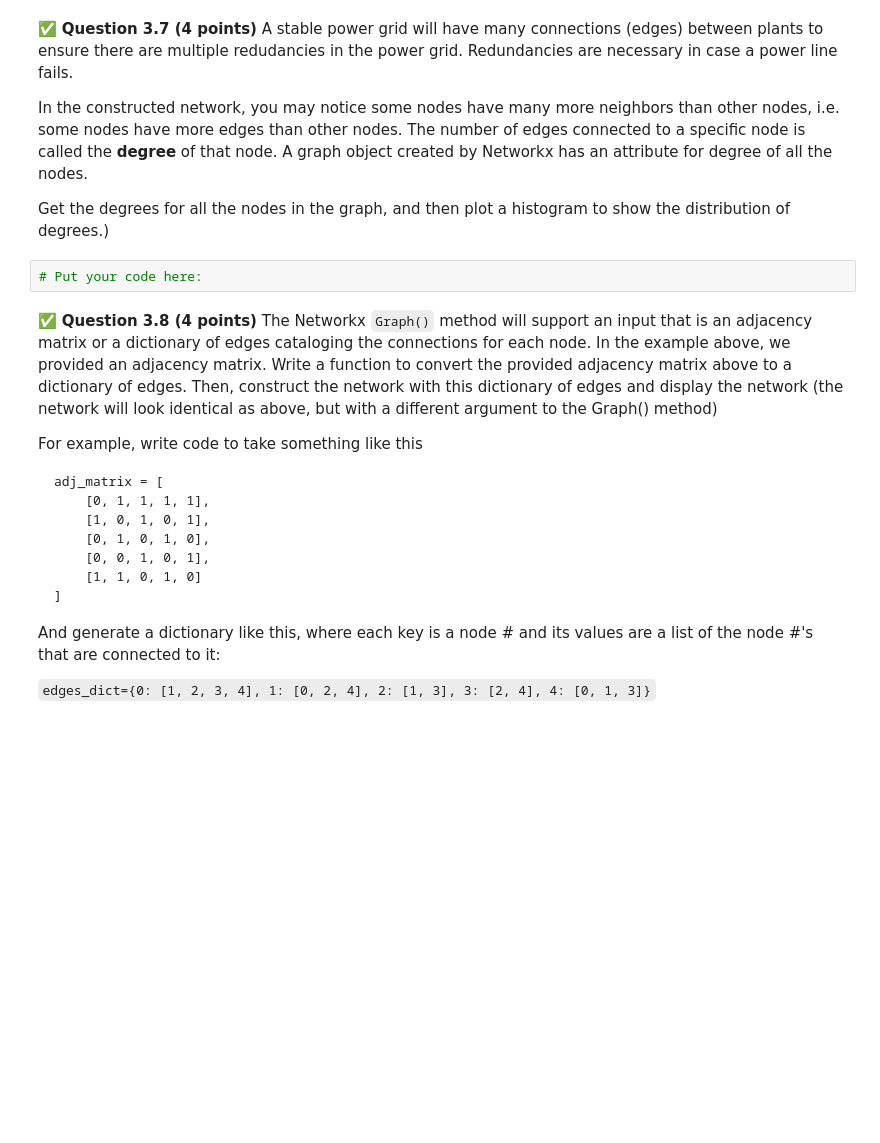
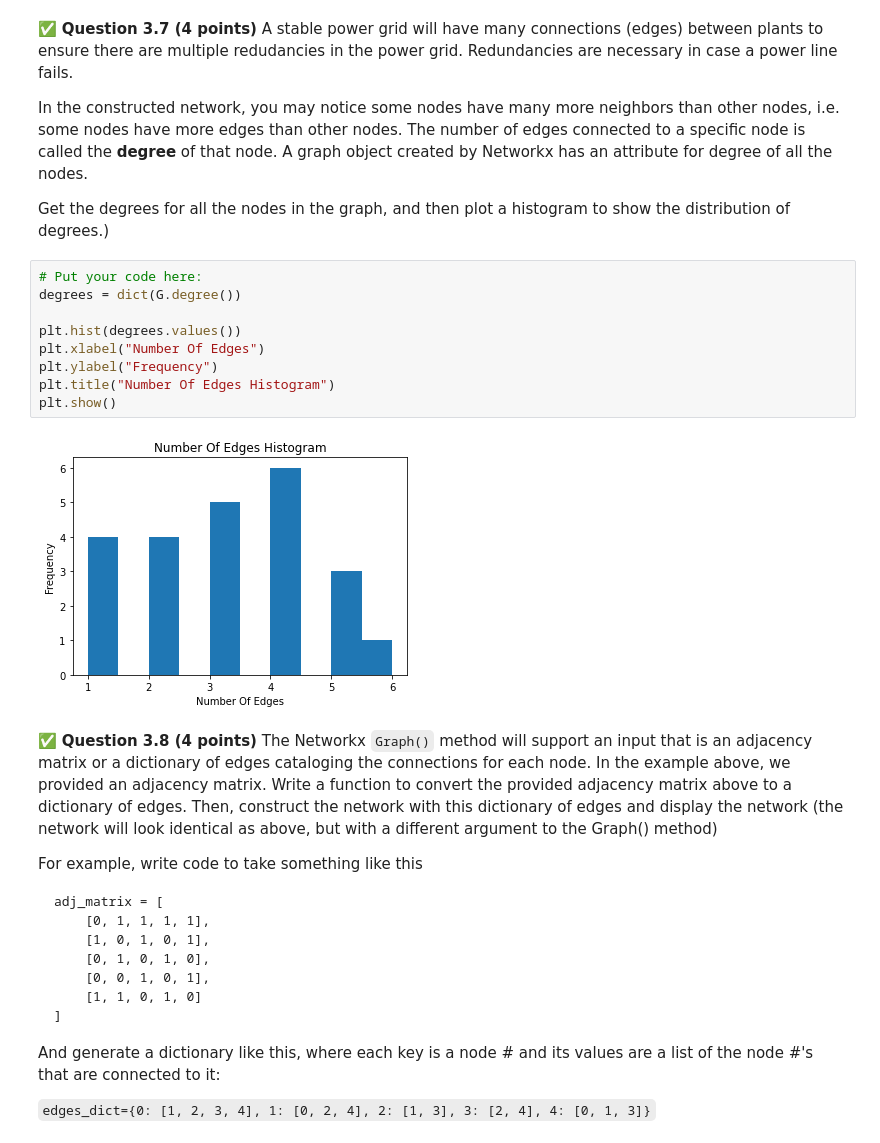
Before and after one commit to Enzo-Cereghino/CMSE202-f23-turnin, a Jupyter notebook: hw-02/HW-02_OOP_ABM_GraphTheory-STUDENT.ipynb, the cells around one changed output. Cells and saved outputs as stored; diff of their text form; blank space fills up the shorter version.

```diff
--- a/hw-02/HW-02_OOP_ABM_GraphTheory-STUDENT.ipynb
+++ b/hw-02/HW-02_OOP_ABM_GraphTheory-STUDENT.ipynb
@@ -434,8 +519,17 @@ nx.draw(G, pos=position.values, with_labels=True)
 In the constructed network, you may notice some nodes have many more neighbors than other nodes, i.e. some nodes have more edges than other nodes. The number of edges connected to a specific node is called the **degree** of that node. A graph object created by Networkx has an attribute for degree of all the nodes.
 
 Get the degrees for all the nodes in the graph, and then plot a histogram to show the distribution of degrees.)
-# %%
-# Put your code here:
+# %%
+# Put your code here:
+degrees = dict(G.degree())
+
+plt.hist(degrees.values())
+plt.xlabel("Number Of Edges")
+plt.ylabel("Frequency")
+plt.title("Number Of Edges Histogram")
+plt.show()
+# %% [output]
+[figure, added]
 # %% [markdown]
 &#9989; **Question 3.8 (4 points)** The Networkx `Graph()` method will support an input that is an adjacency matrix or a dictionary of edges cataloging the connections for each node.  In the example above, we provided an adjacency matrix.  Write a function to convert the provided adjacency matrix above to a dictionary of edges.  Then, construct the network with this dictionary of edges and display the network (the network will look identical as above, but with a different argument to the Graph() method)
 
```
Also changed, not shown: parts of 22 cells of this notebook.
